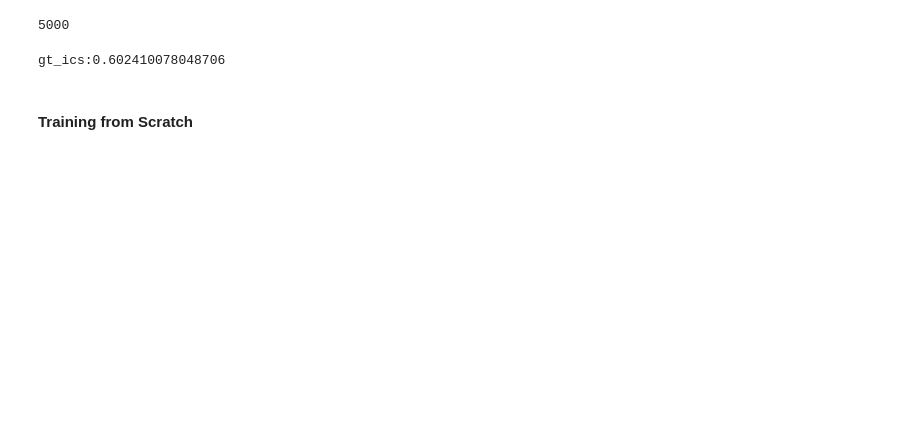
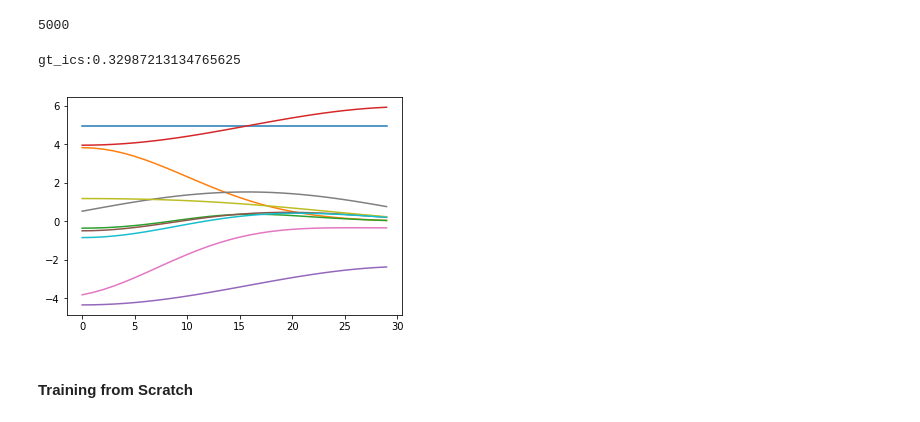
Before and after one commit to shaandesai1/TransferDE, a Jupyter notebook: traditional transfer vs analytic wout.ipynb, the cells around one changed output. Saved outputs shown, nothing was run; the diff lists cells and outputs as text; code cells hidden in the pictures; blank space fills up the shorter version.

```diff
--- a/traditional transfer vs analytic wout.ipynb
+++ b/traditional transfer vs analytic wout.ipynb
@@ -265,11 +265,15 @@ NDIMZ = args.hidden_size
 # r1 = -20.
 # r2 = 20.
 
+# f_train = [lambda t: torch.cos(t),lambda t: torch.sin(t),lambda t: 0*t]
+# a0_train = [lambda t: t,lambda t:t**2, lambda t: 0*t]
 
-f_test = [lambda t: torch.sin(t),lambda t: torch.cos(t),lambda t: torch.sin(t)*torch.cos(t)]
-a0_test = [lambda t: t, lambda t: t**2, lambda t: t**3, lambda t: t**4]
-r1 = -20
-r2 = 20
+
+
+f_test = [lambda t: torch.sin(t),lambda t: torch.cos(t), lambda t: 0*t]
+a0_test = [lambda t: t, lambda t: t**2, lambda t: 0*t]
+r1 = -5
+r2 = 5
 
 
 true_y0 = (r2 - r1) * torch.rand(100) + r1
@@ -290,7 +294,12 @@ true_ys = (gt_generator.get_solution(y0_samples, t.ravel())).reshape(-1, args.nu
 s2 = time.time()
 print(f'gt_ics:{s2 - s1}')
 # %% [output]
-gt_ics:0.602410078048706
+gt_ics:0.32987213134765625
+# %%
+for i in range(10):
+    plt.plot(true_ys[:,i])
+# %% [output]
+[figure, added]
 # %% [markdown]
 #### Training from Scratch
 # %%
```
Also changed, not shown: parts of 6 cells of this notebook, 11 other files.
